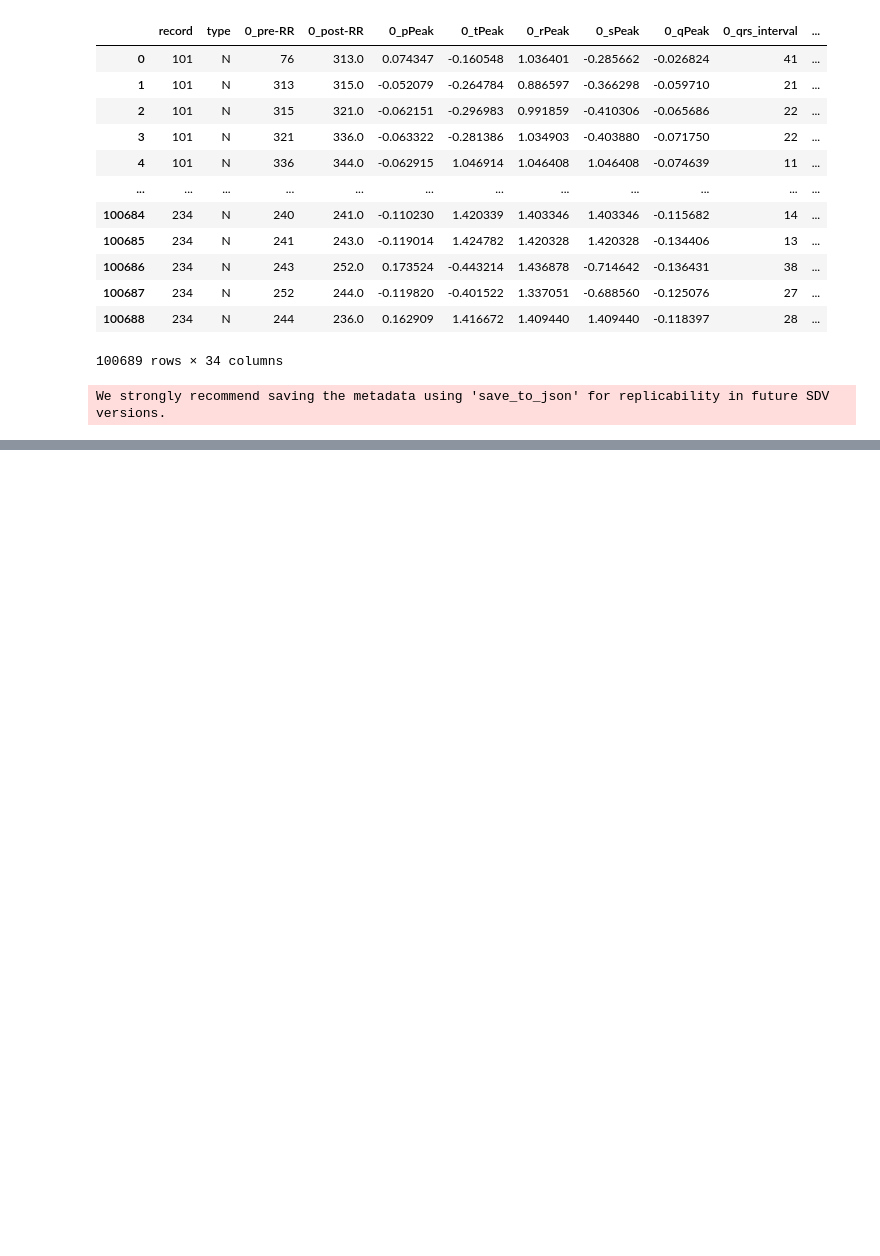
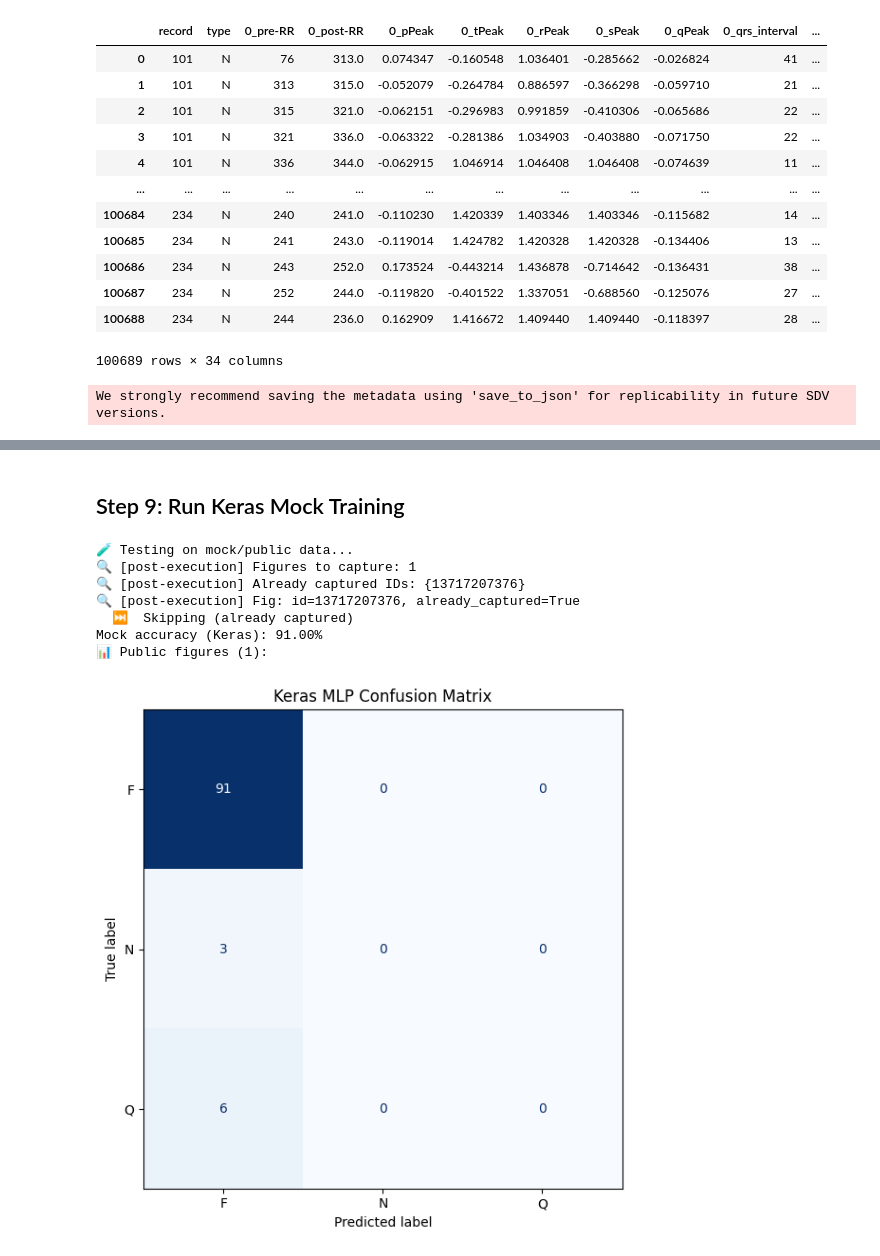
Before and after one commit to OpenMined/biovault-desktop, a Jupyter notebook: src-tauri/resources/templates/06-ecg-do.ipynb, the cells around one changed output, grey strips where cells are left out. Saved outputs shown, nothing was run; the diff lists cells and outputs as text; code cells hidden in the pictures; blank space fills up the shorter version.

```diff
--- a/src-tauri/resources/templates/06-ecg-do.ipynb
+++ b/src-tauri/resources/templates/06-ecg-do.ipynb
@@ -126,0 +116,10 @@ Audited 1 package in 2ms
+# %%
+# Encode labels
+label_encoder = LabelEncoder()
+y = label_encoder.fit_transform(real_df['type'])
+label_names = list(label_encoder.classes_)
+
+# Features
+X = real_df.drop(columns=['record', 'type']).astype('float32').to_numpy()
+print(f"Samples: {len(X)}, Features: {X.shape[1]}")
+print(f"Classes: {label_names}")
@@ -157,0 +251,3 @@ print("Approved results")
+# %%
+keras_request = bv.wait_for_request(ecg, timeout=600)
+keras_request
@@ -157,0 +276,19 @@ print("Approved results")
+# %% [markdown]
+## Step 9: Run Keras Mock Training
+# %%
+keras_mock = keras_request.run_mock()
+acc = keras_mock.data.public.get('test_accuracy')
+if acc is None:
+    print('Mock accuracy (Keras): N/A')
+else:
+    print(f"Mock accuracy (Keras): {acc:.2f}%")
+keras_mock.data.show_figures("public")
+# %% [output]
+🧪 Testing on mock/public data...
+🔍 [post-execution] Figures to capture: 1
+🔍 [post-execution] Already captured IDs: {13717207376}
+🔍 [post-execution] Fig: id=13717207376, already_captured=True
+  ⏭️  Skipping (already captured)
+Mock accuracy (Keras): 91.00%
+📊 Public figures (1):
+[figure, added]
```
Also changed, not shown: parts of 37 cells of this notebook, 10 other files.
